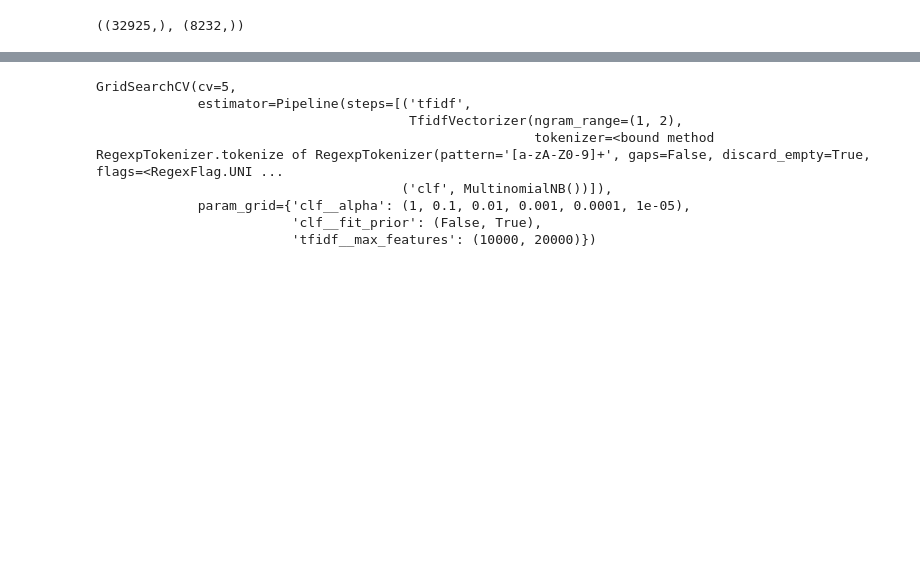
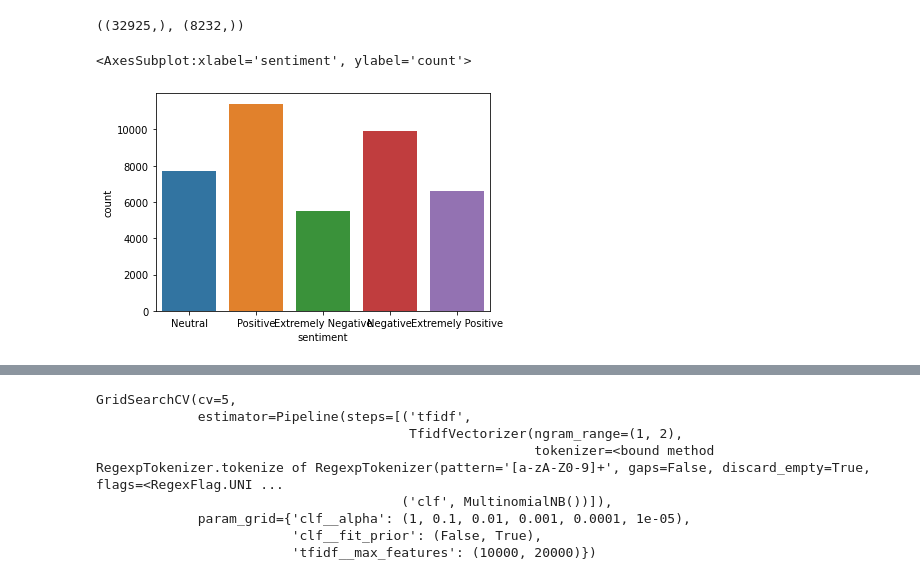
Before and after one commit to 3nws/twitter-text-classification, a Jupyter notebook: mnb_pipeline_grid.ipynb, the cells around one changed output, grey strips where cells are left out. Drawn from its saved outputs; the diff is of its cells as text; code cells hidden in the pictures; blank space fills up the shorter version.

```diff
--- a/mnb_pipeline_grid.ipynb
+++ b/mnb_pipeline_grid.ipynb
@@ -51,3 +54,8 @@ X_train, X_test, y_train, y_test = train_test_split(X, y, test_size=0.2, random_
 X_train.shape, X_test.shape
 # %% [output]
 ((32925,), (8232,))
+# %%
+sns.countplot(y)
+# %% [output]
+<AxesSubplot:xlabel='sentiment', ylabel='count'>
+[figure, added]
```
Also changed, not shown: parts of 4 cells of this notebook, 6 other files.
